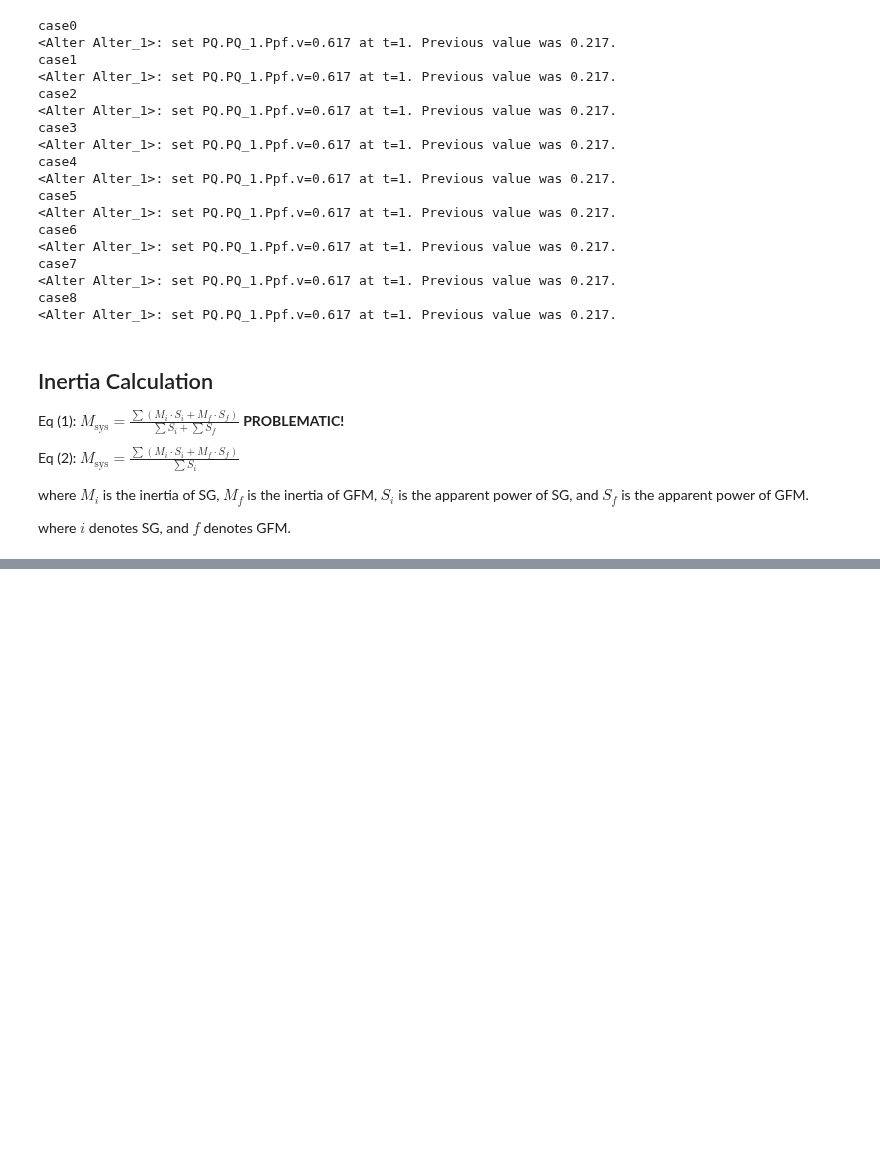
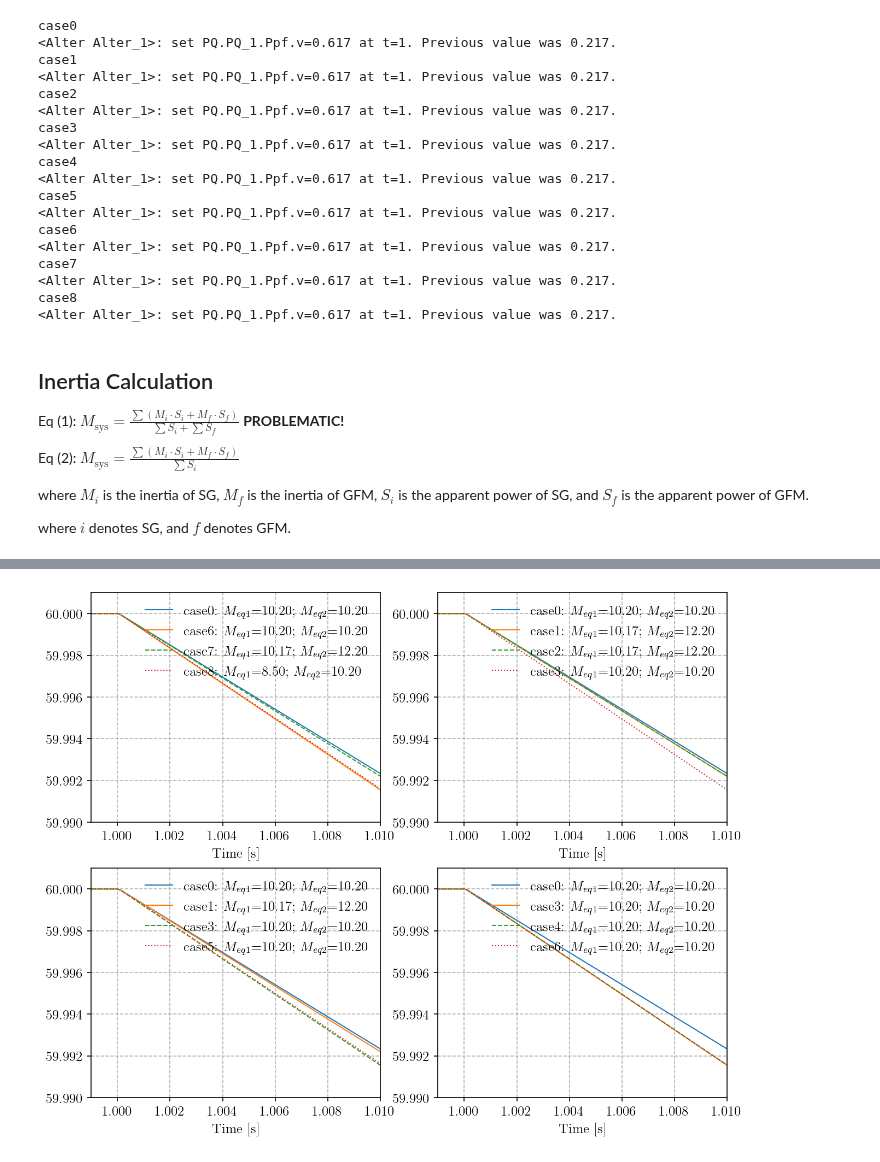
Before and after one commit to CURENT/demo, a Jupyter notebook: demo/equivalent_inertia/equivalent_inertia.ipynb, the cells around one changed output, grey strips where cells are left out. Saved outputs shown, nothing was run; the diff lists cells and outputs as text; code cells hidden in the pictures; blank space fills up the shorter version.

```diff
--- a/demo/equivalent_inertia/equivalent_inertia.ipynb
+++ b/demo/equivalent_inertia/equivalent_inertia.ipynb
@@ -302,0 +300,75 @@ Text(0.0, 1.0, 'case6 vs. case8 -> Eq (1) does not make sense\ncase0 vs. case7 -
+# %%
+right = 1.01
+right_settings = [None, None, None, right]
+left=0.999
+left_settings = [None, None, None, left]
+ymin_settings = [None, None, None, 59.99]
+ymax_settings = [None, None, None, 60.001]
+loc_settings = [None, None, None, 'lower right']
+
+fig1, ax1 = plt.subplots(2, 2, figsize=(10, 8), dpi=150)
+cases = [0, 6, 7, 8]
+for i, case in enumerate(cases):
+    s = globals()[f's{case}']
+    yheader = [f'case{case}: $M_{{eq1}}$={globals()[f"M{case}_eq1"]:.2f}; $M_{{eq2}}$={
+        globals()[f"M{case}_eq2"]:.2f}']
+    s.TDS.plt.plot(s.GENROU.omega, a=a,
+                   ytimes=s.config.freq,
+                   yheader=yheader,
+                   linestyles=[linestyles[i]],
+                   ax=ax1[0, 0], fig=fig1,
+                   grid=grid_settings[i], loc=loc_settings[i],
+                   frameon=frameon_settings[i], right=right_settings[i],
+                   left=left_settings[i],
+                   ymax=ymax_settings[i],
+                   ymin=ymin_settings[i], show=False)
+
+cases = [0, 1, 2, 3]
+for i, case in enumerate(cases):
+    s = globals()[f's{case}']
+    yheader = [f'case{case}: $M_{{eq1}}$={globals()[f"M{case}_eq1"]:.2f}; $M_{{eq2}}$={
+        globals()[f"M{case}_eq2"]:.2f}']
+    s.TDS.plt.plot(s.GENROU.omega, a=a,
+                   ytimes=s.config.freq,
+                   yheader=yheader,
+                   linestyles=[linestyles[i]],
+                   ax=ax1[0, 1], fig=fig1,
+                   grid=grid_settings[i], loc=loc_settings[i],
+                   frameon=frameon_settings[i], right=right_settings[i],
+                   left=left_settings[i],
+                   ymax=ymax_settings[i],
+                   ymin=ymin_settings[i], show=False)
+
+cases = [0, 1, 3, 5]
+for i, case in enumerate(cases):
+    s = globals()[f's{case}']
+    yheader = [f'case{case}: $M_{{eq1}}$={globals()[f"M{case}_eq1"]:.2f}; $M_{{eq2}}$={
+        globals()[f"M{case}_eq2"]:.2f}']
+    s.TDS.plt.plot(s.GENROU.omega, a=a,
+                   ytimes=s.config.freq,
+                   yheader=yheader,
+                   linestyles=[linestyles[i]],
+                   ax=ax1[1, 0], fig=fig1,
+                   grid=grid_settings[i], loc=loc_settings[i],
+                   frameon=frameon_settings[i], right=right_settings[i],
+                   left=left_settings[i],
+                   ymax=ymax_settings[i],
+                   ymin=ymin_settings[i], show=False)
+
+cases = [0, 3, 4, 6]
+for i, case in enumerate(cases):
+    s = globals()[f's{case}']
+    yheader = [f'case{case}: $M_{{eq1}}$={globals()[f"M{case}_eq1"]:.2f}; $M_{{eq2}}$={
+        globals()[f"M{case}_eq2"]:.2f}']
+    s.TDS.plt.plot(s.GENROU.omega, a=a,
+                   ytimes=s.config.freq,
+                   yheader=yheader,
+                   linestyles=[linestyles[i]],
+                   ax=ax1[1, 1], fig=fig1,
+                   grid=grid_settings[i], loc=loc_settings[i],
+                   frameon=frameon_settings[i], right=right_settings[i],
+                   left=left_settings[i],
+                   ymax=ymax_settings[i],
+                   ymin=ymin_settings[i], show=False)
+# %% [output]
+[figure, added]
```
Also changed, not shown: parts of 7 cells of this notebook, 1 other file.
